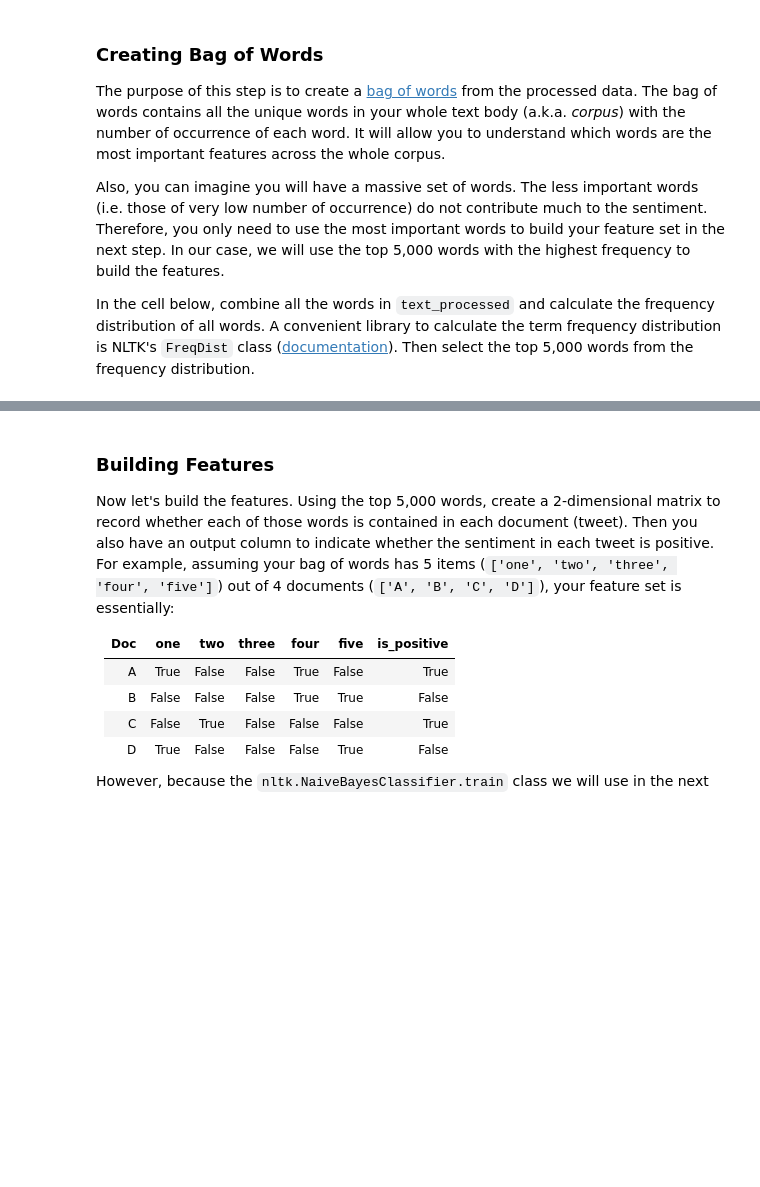
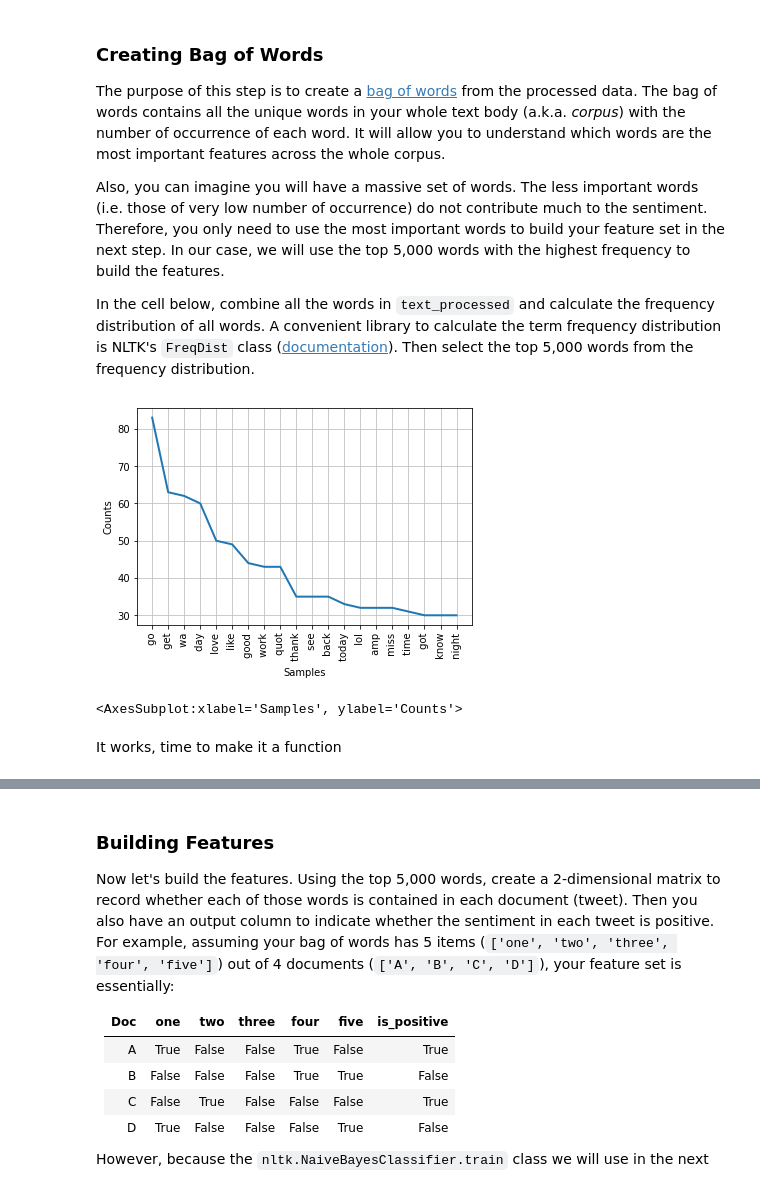
Before and after one commit to cargide/lab-nlp, a Jupyter notebook: your-code/challenge-2.ipynb, the cells around one changed output, grey strips where cells are left out. Drawn from its saved outputs; the diff is of its cells as text; code cells hidden in the pictures; blank space fills up the shorter version.

```diff
--- a/your-code/challenge-2.ipynb
+++ b/your-code/challenge-2.ipynb
@@ -173,0 +164,6 @@ tweet_subset.head()
+# %%
+try:
+    tweet_subset = pd.read_csv('tweet_subset.csv')
+except:
+    tweet_subset['text_processed'] = tweet_subset['text'].apply(full_process) #This line can take up to 40 minutes to run
+tweet_subset.head()
@@ -183,0 +190,27 @@ In the cell below, combine all the words in `text_processed` and calculate the f
+# %%
+# fd = FreqDist(tweet_subset['text_processed'])
+# fd.plot(20, cumulative=False)
+subsubset = tweet_subset.sample(n=1000, random_state=42)
+token_list = subsubset['text_processed'].tolist()
+# %%
+word_list = []
+regx  = '''[\[\]\"\']'''
+
+
+for token in token_list:
+    # word_list = word_list + list(token_list[i])
+    token = re.sub(regx,'',token)
+    list = token.split(',')
+    word_list = word_list + list
+    # print(token)
+
+# word_list
+
+fd = FreqDist(word_list)
+
+fd.plot(20, cumulative=False)
+# %% [output]
+[figure, added]
+<AxesSubplot:xlabel='Samples', ylabel='Counts'>
+# %% [markdown]
+It works, time to make it a function
```
Also changed, not shown: parts of 16 cells of this notebook, 1 other file.
